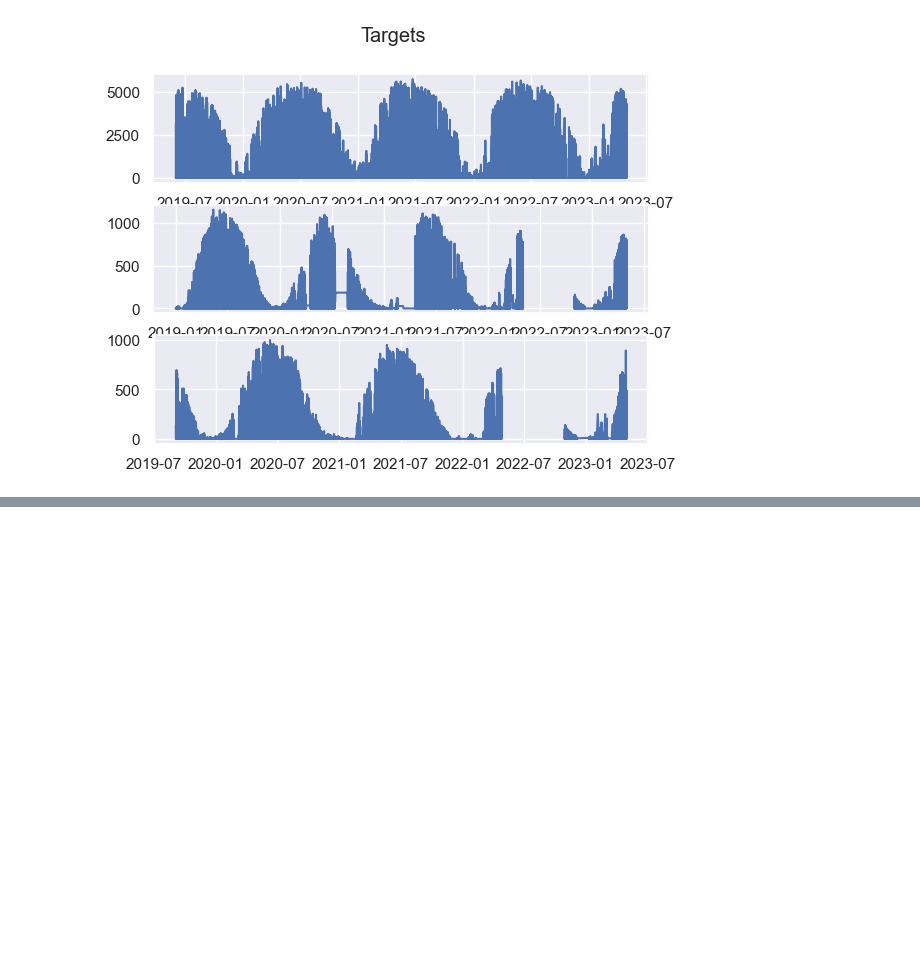
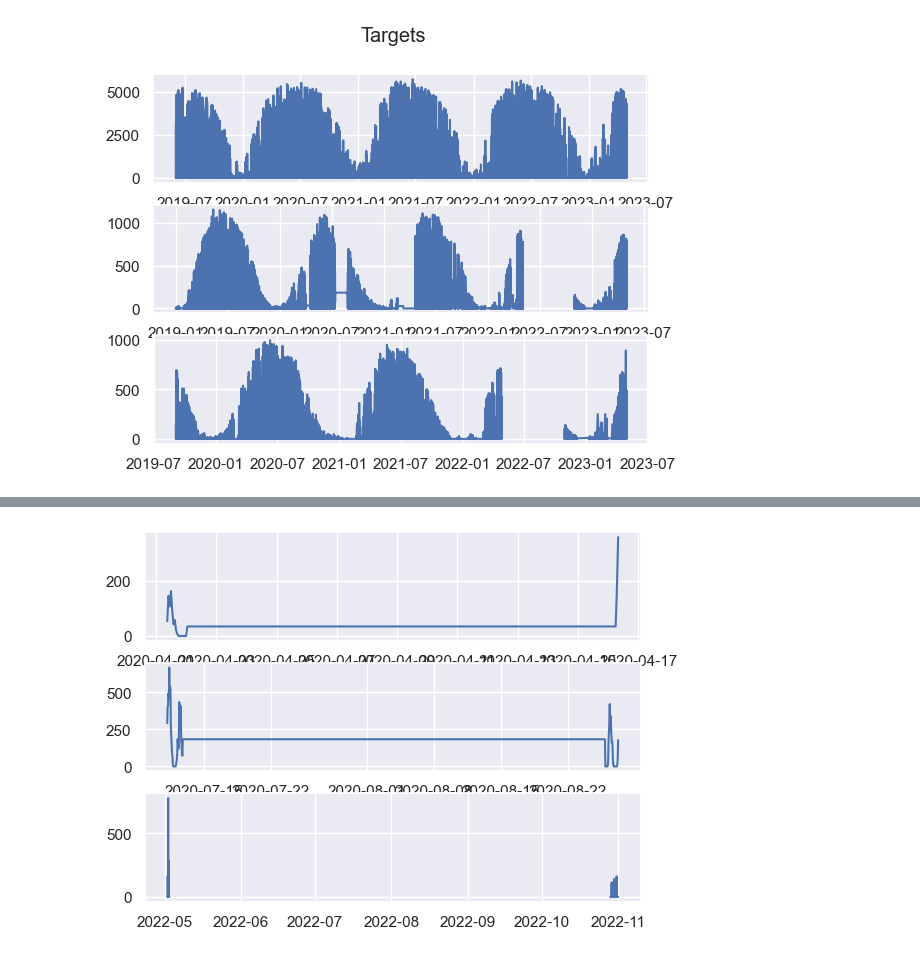
Before and after one commit to hugokerino/Energy-forecasting-NTNU, a Jupyter notebook: data/Hugo/notebook_hugo.ipynb, the cells around one changed output, grey strips where cells are left out. Saved outputs shown, nothing was run; the diff lists cells and outputs as text; code cells hidden in the pictures; blank space fills up the shorter version.

```diff
--- a/data/Hugo/notebook_hugo.ipynb
+++ b/data/Hugo/notebook_hugo.ipynb
@@ -251,0 +275,11 @@ Target :  2018-12-31 23:00:00  to  2023-04-30 23:00:00
+# %%
+idx1_gap = (10950,11310)
+idx2_gap = (13370,14500)
+idx3_gap = (29200,29300)
+f, (ax1,ax2,ax3) = plt.subplots(3,1)
+ax1.plot(Target_datasets[1].iloc[idx1_gap[0]:idx1_gap[1],0], Target_datasets[1].iloc[idx1_gap[0]:idx1_gap[1],1] )
+ax2.plot(Target_datasets[1].iloc[idx2_gap[0]:idx2_gap[1],0], Target_datasets[1].iloc[idx2_gap[0]:idx2_gap[1],1] )
+ax3.plot(Target_datasets[1].iloc[idx3_gap[0]:idx3_gap[1],0], Target_datasets[1].iloc[idx3_gap[0]:idx3_gap[1],1] )
+plt.show()
+# %% [output]
+[figure, added]
```
Also changed, not shown: parts of 12 cells of this notebook.
